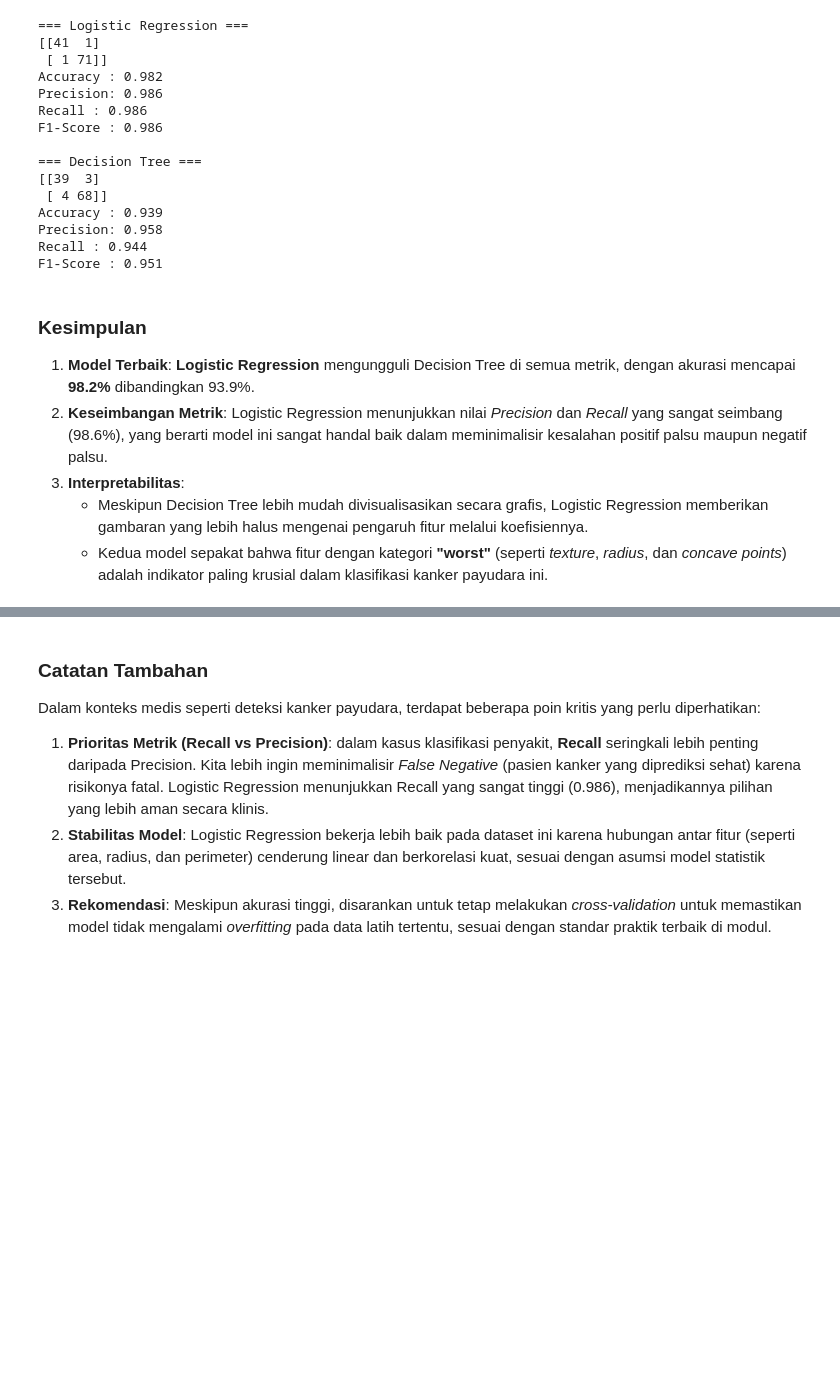
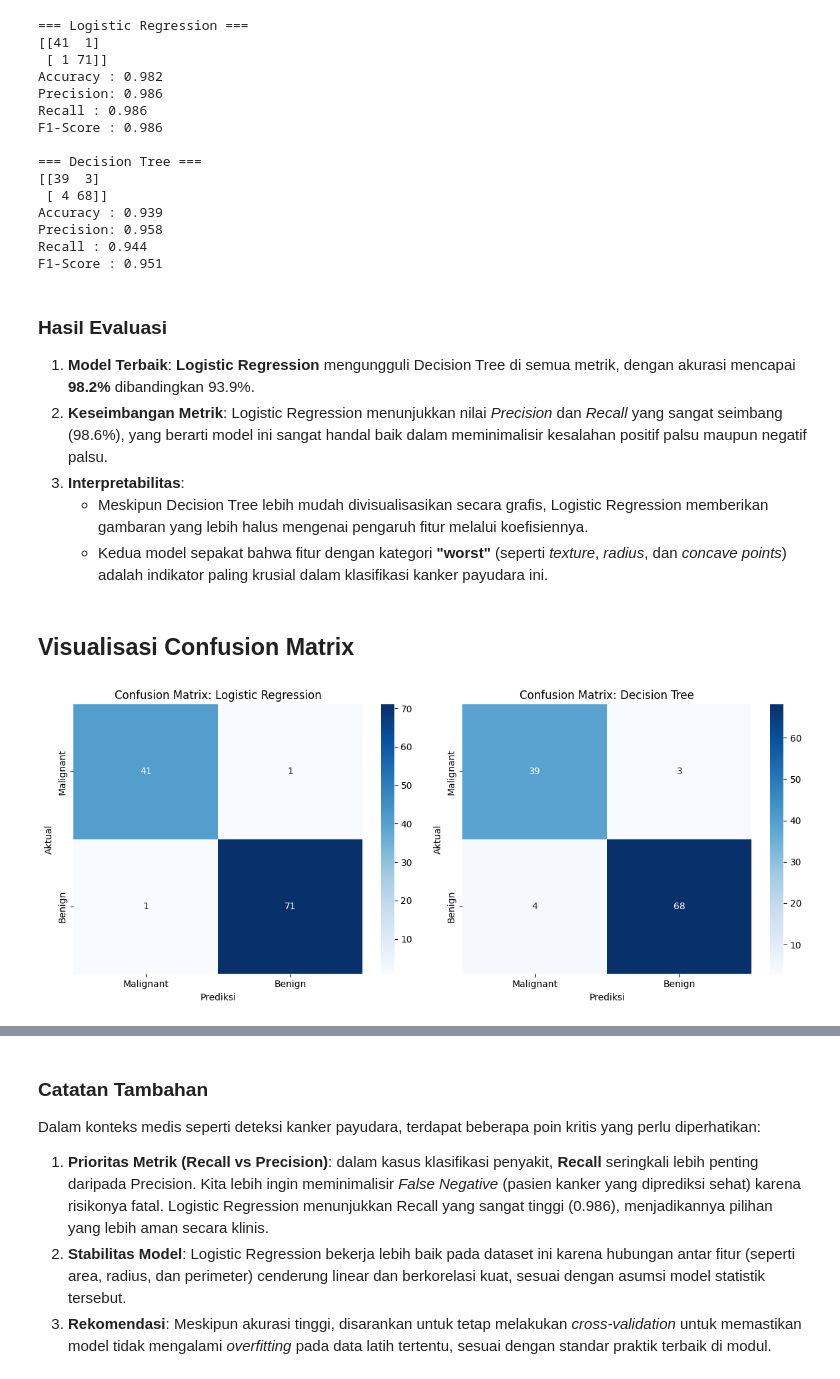
Before and after one commit to TaqiyuddinJ/data-science-2026, a Jupyter notebook: Pertemuan9_Taqiyuddin_Ja'far_250401020186.ipynb, the cells around one changed output, grey strips where cells are left out. Cells and saved outputs as stored; diff of their text form; code cells hidden in the pictures; blank space fills up the shorter version.

Commit message:
Pertemuan9_Taqiyuddin_Ja'far_250401020186.ipynb
notebook disertai dengan output heatmap dan decision tree

```diff
--- a/Pertemuan9_Taqiyuddin_Ja'far_250401020186.ipynb
+++ b/Pertemuan9_Taqiyuddin_Ja'far_250401020186.ipynb
@@ -140,10 +140,32 @@ Precision: 0.958
 Recall : 0.944
 F1-Score : 0.951
 # %% [markdown]
-### Kesimpulan
+### **Hasil Evaluasi**
 
 1. **Model Terbaik**: **Logistic Regression** mengungguli Decision Tree di semua metrik, dengan akurasi mencapai **98.2%** dibandingkan 93.9%.
 2. **Keseimbangan Metrik**: Logistic Regression menunjukkan nilai *Precision* dan *Recall* yang sangat seimbang (98.6%), yang berarti model ini sangat handal baik dalam meminimalisir kesalahan positif palsu maupun negatif palsu.
 3. **Interpretabilitas**:
    - Meskipun Decision Tree lebih mudah divisualisasikan secara grafis, Logistic Regression memberikan gambaran yang lebih halus mengenai pengaruh fitur melalui koefisiennya.
    - Kedua model sepakat bahwa fitur dengan kategori **"worst"** (seperti *texture*, *radius*, dan *concave points*) adalah indikator paling krusial dalam klasifikasi kanker payudara ini.
+# %% [markdown]
+## Visualisasi Confusion Matrix
+# %%
+import seaborn as sns
+
+# Visualisasi Confusion Matrix untuk kedua model
+fig, axes = plt.subplots(1, 2, figsize=(12, 5))
+
+for i, (name, y_pred) in enumerate([('Logistic Regression', y_pred_log),
+                                     ('Decision Tree', y_pred_tree)]):
+    cm = confusion_matrix(y_test, y_pred)
+    sns.heatmap(cm, annot=True, fmt='d', cmap='Blues', ax=axes[i],
+                xticklabels=['Malignant', 'Benign'],
+                yticklabels=['Malignant', 'Benign'])
+    axes[i].set_title(f'Confusion Matrix: {name}')
+    axes[i].set_xlabel('Prediksi')
+    axes[i].set_ylabel('Aktual')
+
+plt.tight_layout()
+plt.show()
+# %% [output]
+[figure, added]
```
Also changed, not shown: parts of 2 cells of this notebook, 2 other files.
